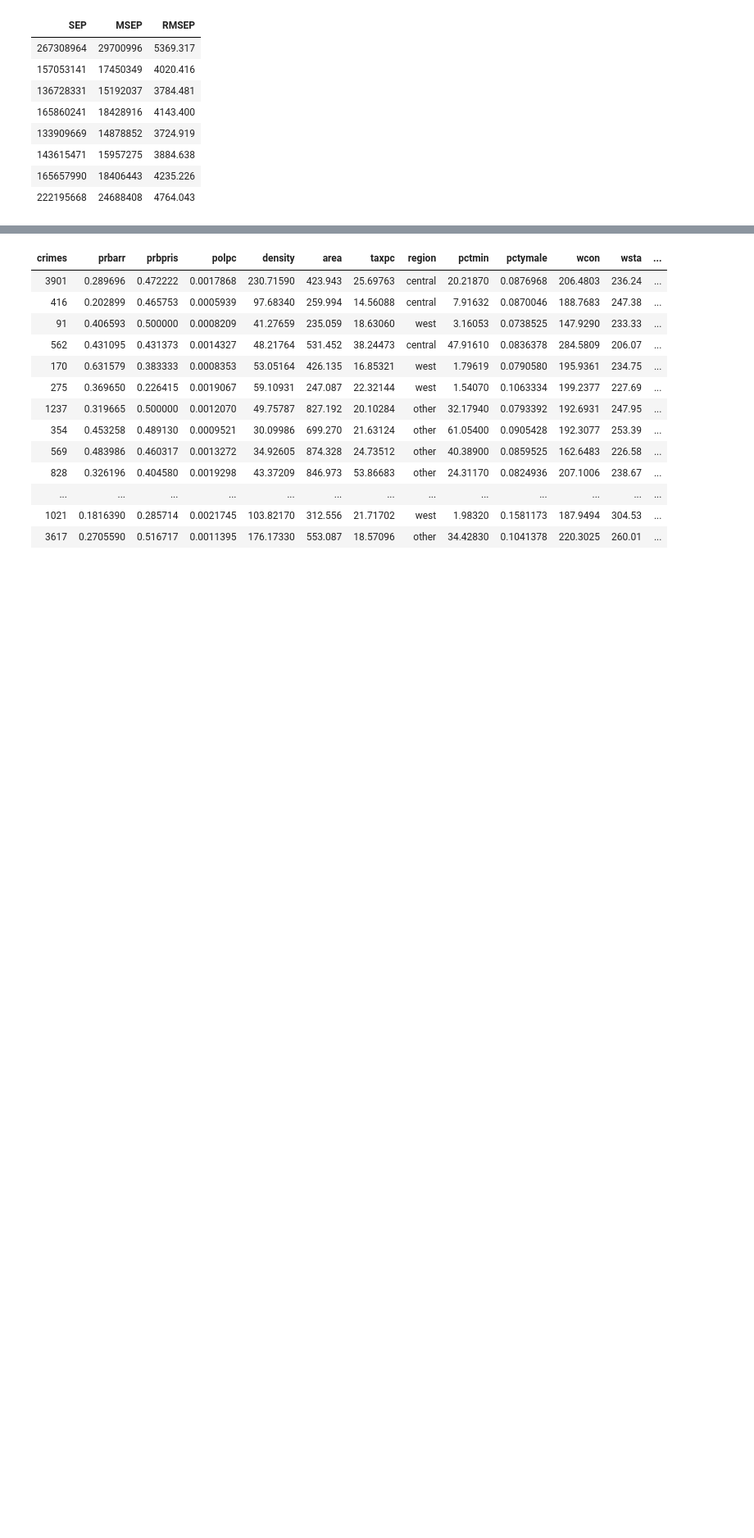
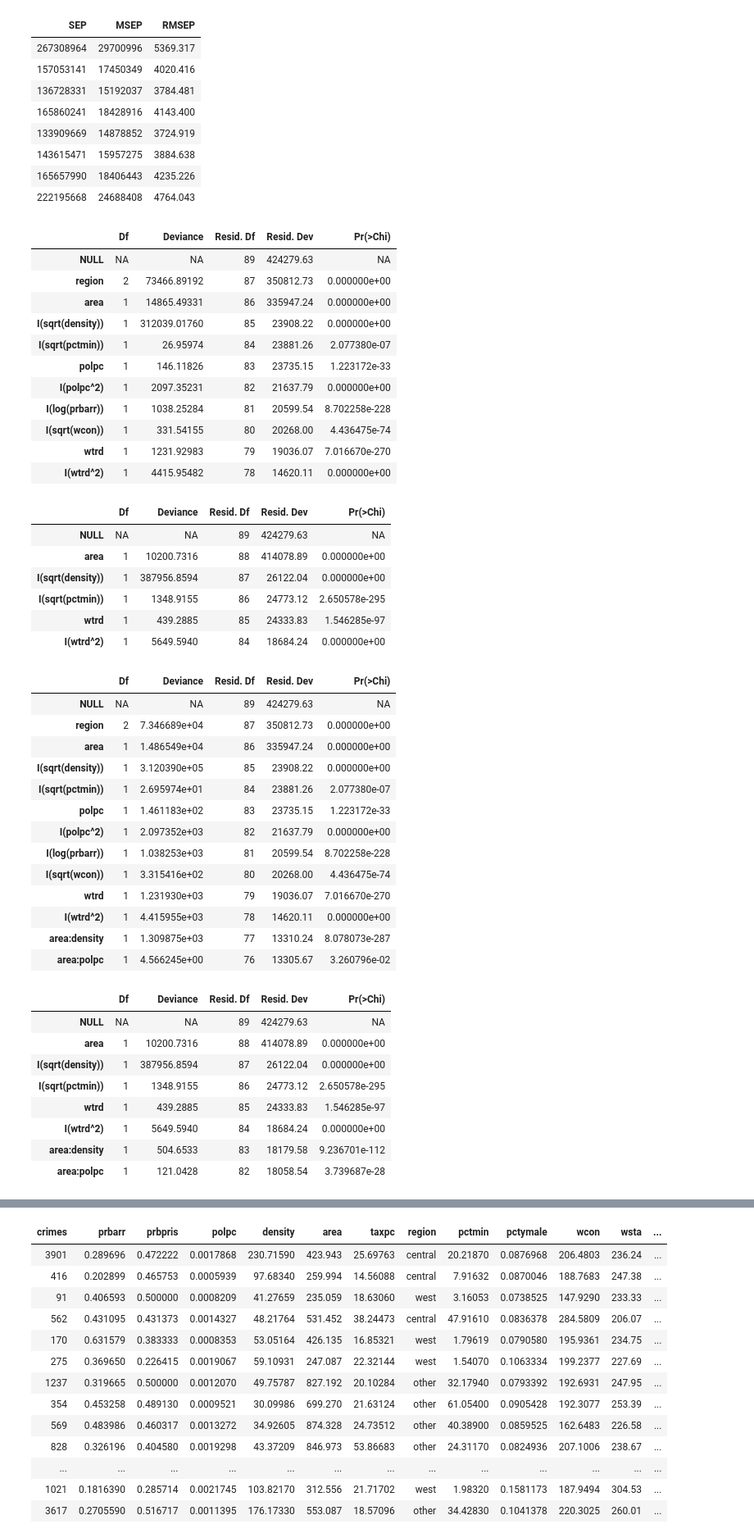
Before and after one commit to HenningAthor/SV_Crimes, a Jupyter notebook: Max/CrossValidation of Models.ipynb, the cells around one changed output, grey strips where cells are left out. Shown at 82% size. Cells and saved outputs as stored; diff of their text form; code cells hidden in the pictures; blank space fills up the shorter version.

```diff
--- a/Max/CrossValidation of Models.ipynb
+++ b/Max/CrossValidation of Models.ipynb
@@ -318,3 +337,67 @@ eval(100, 9, 5, crimes, c(
 | 143615471 | 15957275 | 3884.638 |
 | 165657990 | 18406443 | 4235.226 |
 | 222195668 | 24688408 | 4764.043 |
+# %%
+m1 = glm(crimes ~ region + area + I(sqrt(density)) + I(sqrt(pctmin)) + polpc + I(polpc^2) + I(log(prbarr)) + I(sqrt(wcon)) + wtrd + I(wtrd^2), data=crimes, family=poisson(link="log"))
+m2 = glm(crimes ~ area + I(sqrt(density)) + I(sqrt(pctmin)) + wtrd + I(wtrd^2), data=crimes, family=poisson(link="log"))
+
+m3 = glm(crimes ~ region + area + I(sqrt(density)) + I(sqrt(pctmin)) + polpc + I(polpc^2) + I(log(prbarr)) + I(sqrt(wcon)) + wtrd + I(wtrd^2) + area:density + polpc:area, data=crimes, family=poisson(link="log"))
+m4 = glm(crimes ~ area + I(sqrt(density)) + I(sqrt(pctmin)) + wtrd + I(wtrd^2) + area:density + polpc:area, data=crimes, family=poisson(link="log"))
+
+m5 = glm(crimes ~ region + area + I(sqrt(density)) + I(sqrt(pctmin)) + polpc + I(polpc^2) + I(log(prbarr)) + I(sqrt(wcon)) + wtrd + I(wtrd^2) + area:density, data=crimes, family=poisson(link="log"))
+m6 = glm(crimes ~ area + I(sqrt(density)) + I(sqrt(pctmin)) + wtrd + I(wtrd^2) + area:density, data=crimes, family=poisson(link="log"))
+
+m7 = glm(crimes ~ region + area + I(sqrt(density)) + I(sqrt(pctmin)) + polpc + I(polpc^2) + I(log(prbarr)) + I(sqrt(wcon)) + wtrd + I(wtrd^2) + polpc:area, data=crimes, family=poisson(link="log"))
+m8 = glm(crimes ~ area + I(sqrt(density)) + I(sqrt(pctmin)) + wtrd + I(wtrd^2) + polpc:area, data=crimes, family=poisson(link="log"))
+
+anova(m1, test="LRT")
+anova(m2, test="LRT")
+anova(m3, test="LRT")
+anova(m4, test="LRT")
+anova(m5, test="LRT")
+anova(m6, test="LRT")
+anova(m7, test="LRT")
+anova(m8, test="LRT")
+# %% [output]
+|  | Df | Deviance | Resid. Df | Resid. Dev | Pr(>Chi) |
+| NULL | NA | NA | 89 | 424279.63 | NA |
+| region | 2 | 73466.89192 | 87 | 350812.73 | 0.000000e+00 |
+| area | 1 | 14865.49331 | 86 | 335947.24 | 0.000000e+00 |
+| I(sqrt(density)) | 1 | 312039.01760 | 85 | 23908.22 | 0.000000e+00 |
+| I(sqrt(pctmin)) | 1 | 26.95974 | 84 | 23881.26 | 2.077380e-07 |
+| polpc | 1 | 146.11826 | 83 | 23735.15 | 1.223172e-33 |
+| I(polpc^2) | 1 | 2097.35231 | 82 | 21637.79 | 0.000000e+00 |
+| I(log(prbarr)) | 1 | 1038.25284 | 81 | 20599.54 | 8.702258e-228 |
+| I(sqrt(wcon)) | 1 | 331.54155 | 80 | 20268.00 | 4.436475e-74 |
+| wtrd | 1 | 1231.92983 | 79 | 19036.07 | 7.016670e-270 |
+| I(wtrd^2) | 1 | 4415.95482 | 78 | 14620.11 | 0.000000e+00 |
+|  | Df | Deviance | Resid. Df | Resid. Dev | Pr(>Chi) |
+| NULL | NA | NA | 89 | 424279.63 | NA |
+| area | 1 | 10200.7316 | 88 | 414078.89 | 0.000000e+00 |
+| I(sqrt(density)) | 1 | 387956.8594 | 87 | 26122.04 | 0.000000e+00 |
+| I(sqrt(pctmin)) | 1 | 1348.9155 | 86 | 24773.12 | 2.650578e-295 |
+| wtrd | 1 | 439.2885 | 85 | 24333.83 | 1.546285e-97 |
+| I(wtrd^2) | 1 | 5649.5940 | 84 | 18684.24 | 0.000000e+00 |
+|  | Df | Deviance | Resid. Df | Resid. Dev | Pr(>Chi) |
+| NULL | NA | NA | 89 | 424279.63 | NA |
+| region | 2 | 7.346689e+04 | 87 | 350812.73 | 0.000000e+00 |
+| area | 1 | 1.486549e+04 | 86 | 335947.24 | 0.000000e+00 |
+| I(sqrt(density)) | 1 | 3.120390e+05 | 85 | 23908.22 | 0.000000e+00 |
+| I(sqrt(pctmin)) | 1 | 2.695974e+01 | 84 | 23881.26 | 2.077380e-07 |
+| polpc | 1 | 1.461183e+02 | 83 | 23735.15 | 1.223172e-33 |
+| I(polpc^2) | 1 | 2.097352e+03 | 82 | 21637.79 | 0.000000e+00 |
+| I(log(prbarr)) | 1 | 1.038253e+03 | 81 | 20599.54 | 8.702258e-228 |
+| I(sqrt(wcon)) | 1 | 3.315416e+02 | 80 | 20268.00 | 4.436475e-74 |
+| wtrd | 1 | 1.231930e+03 | 79 | 19036.07 | 7.016670e-270 |
+| I(wtrd^2) | 1 | 4.415955e+03 | 78 | 14620.11 | 0.000000e+00 |
+| area:density | 1 | 1.309875e+03 | 77 | 13310.24 | 8.078073e-287 |
+| area:polpc | 1 | 4.566245e+00 | 76 | 13305.67 | 3.260796e-02 |
+|  | Df | Deviance | Resid. Df | Resid. Dev | Pr(>Chi) |
+| NULL | NA | NA | 89 | 424279.63 | NA |
+| area | 1 | 10200.7316 | 88 | 414078.89 | 0.000000e+00 |
+| I(sqrt(density)) | 1 | 387956.8594 | 87 | 26122.04 | 0.000000e+00 |
+| I(sqrt(pctmin)) | 1 | 1348.9155 | 86 | 24773.12 | 2.650578e-295 |
+| wtrd | 1 | 439.2885 | 85 | 24333.83 | 1.546285e-97 |
+| I(wtrd^2) | 1 | 5649.5940 | 84 | 18684.24 | 0.000000e+00 |
+| area:density | 1 | 504.6533 | 83 | 18179.58 | 9.236701e-112 |
+| area:polpc | 1 | 121.0428 | 82 | 18058.54 | 3.739687e-28 |
```
Also changed, not shown: parts of 5 cells of this notebook.
